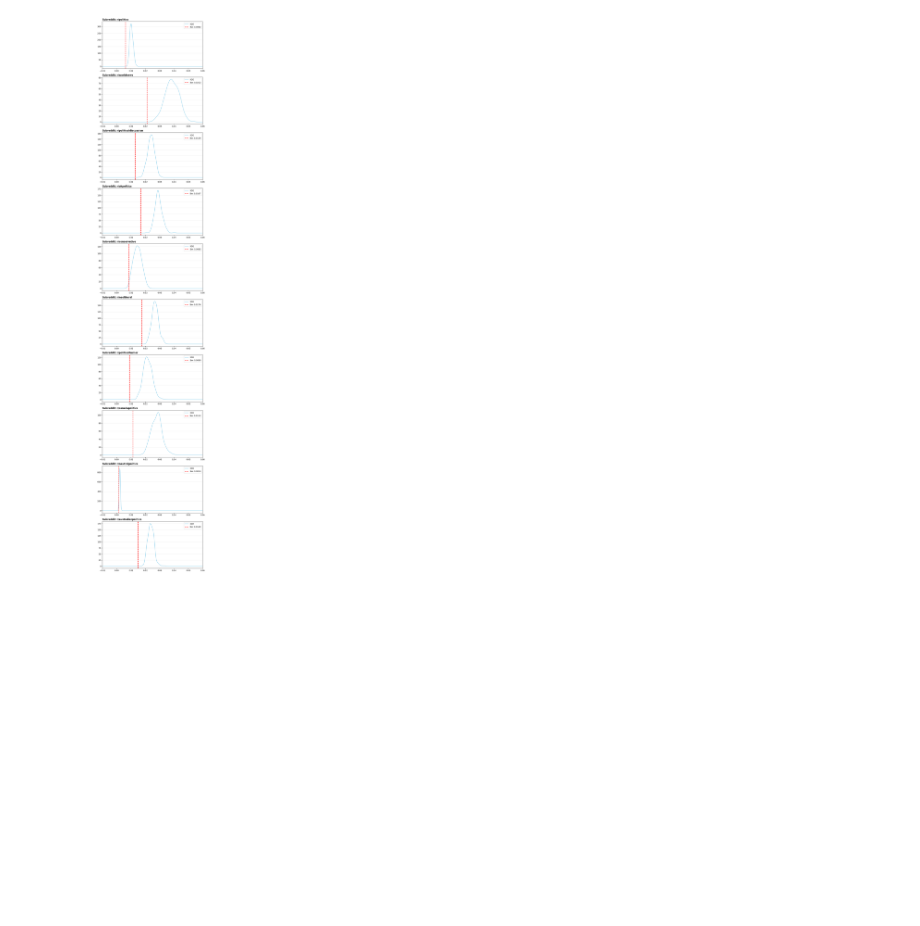
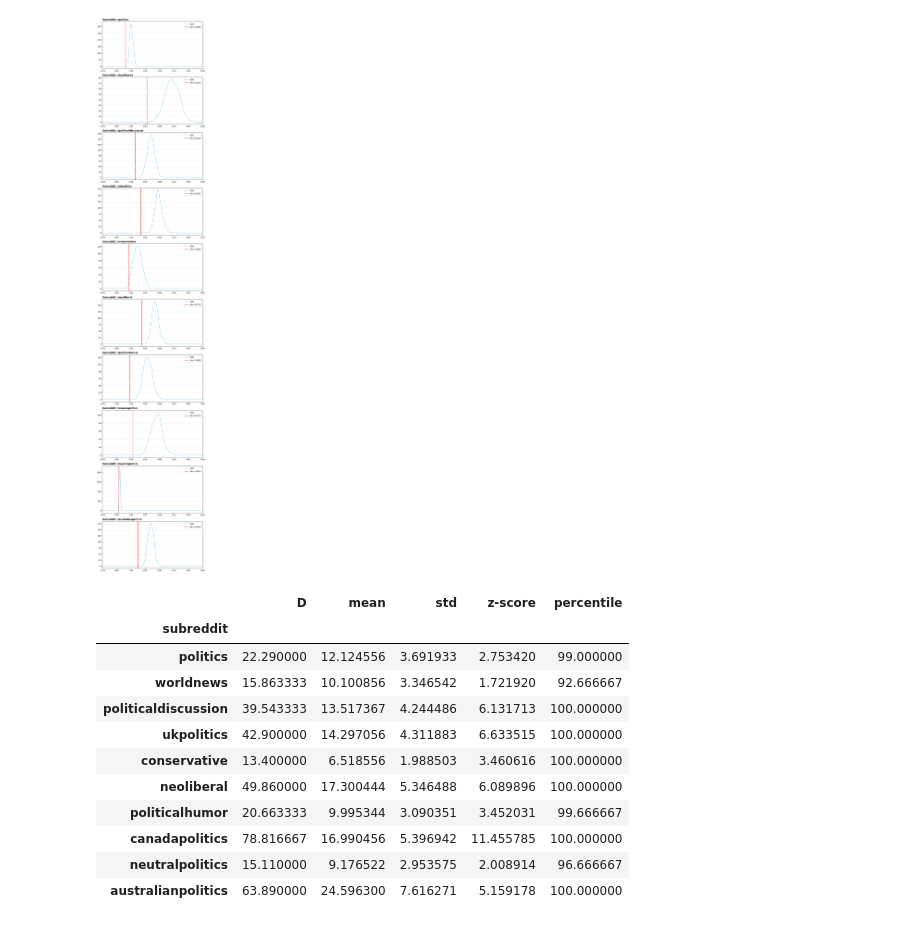
Before and after one commit to gsscala/reddit-graph, a Jupyter notebook: individual_graphs_analysis/ind_graphs.ipynb, the cells around one changed output. Cells and saved outputs as stored; diff of their text form; code cells hidden in the pictures; blank space fills up the shorter version.

```diff
--- a/individual_graphs_analysis/ind_graphs.ipynb
+++ b/individual_graphs_analysis/ind_graphs.ipynb
@@ -228,38 +281,54 @@ for idx, (subreddit, triangle_list) in enumerate(triangles_graph.items()):
 
 	vals_all, cum_all = prepare_cumulative(all_triangles_dict)
 	# Process null models
 	null_all_dicts = []
-	D_distribution[subreddit] = []
 
 	for null_model in null_triangles[subreddit]:
 		null_all = defaultdict(int)
 		for triangle in null_model:
 			val = geo_abs(triangle)
 			null_all[val] += 1
 		null_all_dicts.append(null_all)
 
+	vals_all_null, cum_all_null = average_null_models(null_all_dicts)
+
+	D_distribution[subreddit] = []
+	for null_all in null_all_dicts:
 		vals_null, cum_null = prepare_cumulative(null_all)
-
-		D = kolmogorov(vals_all, cum_all, vals_null, cum_null)
-
-		D_distribution[subreddit].append(D)
-
-	vals_all_null, cum_all_null = average_null_models(null_all_dicts)
+		D_null_vs_avg = kolmogorov(vals_null, cum_null, vals_all_null, cum_all_null)
+		D_distribution[subreddit].append(D_null_vs_avg)
 
 	D = kolmogorov(vals_all, cum_all, vals_all_null, cum_all_null)
 
 	mean = np.mean(D_distribution[subreddit])
 
 	std = np.std(D_distribution[subreddit])
 
+
+	percentile = (np.sum(np.array(D_distribution[subreddit]) < D) / len(D_distribution[subreddit])) * 100
+
 	results.append({
 		'subreddit': subreddit,
 		'D': D,
 		"mean": mean,
 		"std": std,
-		"z-score": (D - mean) / std
+		"z-score": (D - mean) / std,
+		"percentile": percentile
 	})
 
 results_df = pd.DataFrame(results).set_index("subreddit")
 
 results_df
+# %% [output]
+|  | D | mean | std | z-score | percentile |
+| subreddit |  |  |  |  |  |
+| politics | 22.290000 | 12.124556 | 3.691933 | 2.753420 | 99.000000 |
+| worldnews | 15.863333 | 10.100856 | 3.346542 | 1.721920 | 92.666667 |
+| politicaldiscussion | 39.543333 | 13.517367 | 4.244486 | 6.131713 | 100.000000 |
+| ukpolitics | 42.900000 | 14.297056 | 4.311883 | 6.633515 | 100.000000 |
+| conservative | 13.400000 | 6.518556 | 1.988503 | 3.460616 | 100.000000 |
+| neoliberal | 49.860000 | 17.300444 | 5.346488 | 6.089896 | 100.000000 |
+| politicalhumor | 20.663333 | 9.995344 | 3.090351 | 3.452031 | 99.666667 |
+| canadapolitics | 78.816667 | 16.990456 | 5.396942 | 11.455785 | 100.000000 |
+| neutralpolitics | 15.110000 | 9.176522 | 2.953575 | 2.008914 | 96.666667 |
+| australianpolitics | 63.890000 | 24.596300 | 7.616271 | 5.159178 | 100.000000 |
```
Also changed, not shown: parts of 7 cells of this notebook, 1 other file.
